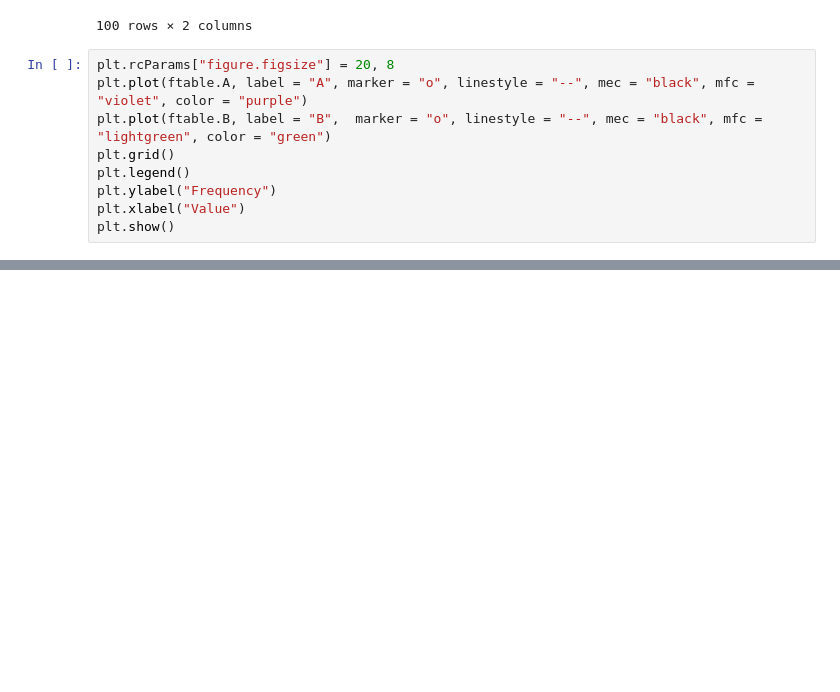
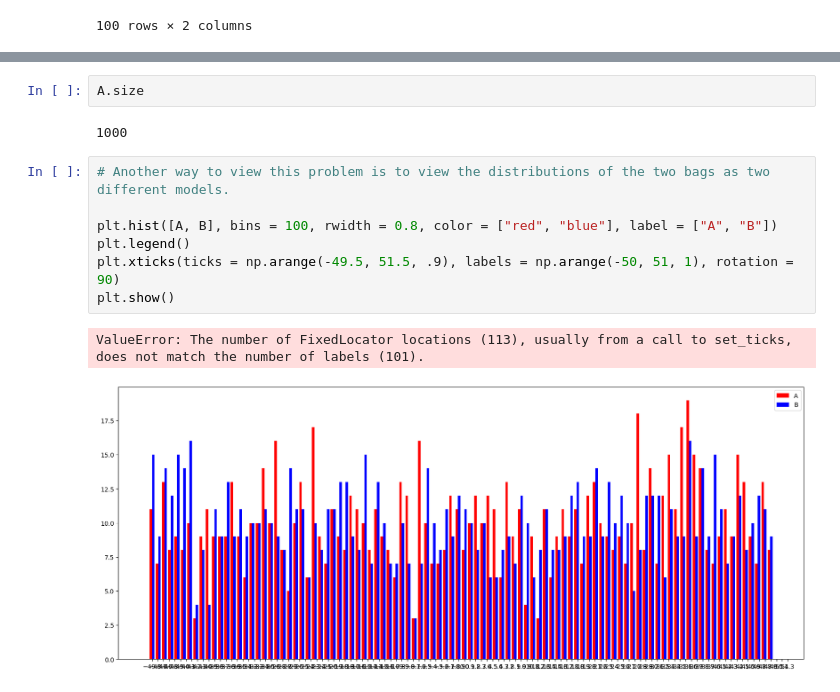
Before and after one commit to anoban/Inferential-Statistical-Analysis-with-Python, a Jupyter notebook: anoban/Bag A or Bag B.ipynb, the cells around one changed output, grey strips where cells are left out. Saved outputs shown, nothing was run; the diff lists cells and outputs as text; blank space fills up the shorter version.

```diff
--- a/anoban/Bag A or Bag B.ipynb
+++ b/anoban/Bag A or Bag B.ipynb
@@ -51,12 +51,3 @@ ftable
 | 48 | 13 | 11 |
 | 49 | 8 | 9 |
 100 rows × 2 columns
-# %%
-plt.rcParams["figure.figsize"] = 20, 8
-plt.plot(ftable.A, label = "A", marker = "o", linestyle = "--", mec = "black", mfc = "violet", color = "purple")
-plt.plot(ftable.B, label = "B",  marker = "o", linestyle = "--", mec = "black", mfc = "lightgreen", color = "green")
-plt.grid()
-plt.legend()
-plt.ylabel("Frequency")
-plt.xlabel("Value")
-plt.show()
@@ -64,0 +82,14 @@ plt.show()
+# %%
+A.size
+# %% [output]
+1000
+# %%
+# Another way to view this problem is to view the distributions of the two bags as two different models.
+
+plt.hist([A, B], bins = 100, rwidth = 0.8, color = ["red", "blue"], label = ["A", "B"])
+plt.legend()
+plt.xticks(ticks = np.arange(-49.5, 51.5, .9), labels = np.arange(-50, 51, 1), rotation = 90)
+plt.show()
+# %% [output]
+ValueError: The number of FixedLocator locations (113), usually from a call to set_ticks, does not match the number of labels (101).
+[figure, added]
```
Also changed, not shown: parts of 9 cells of this notebook, 1 other file.
